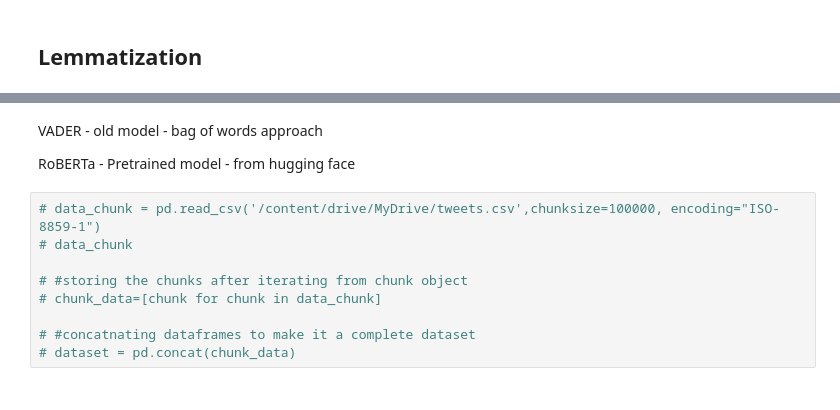
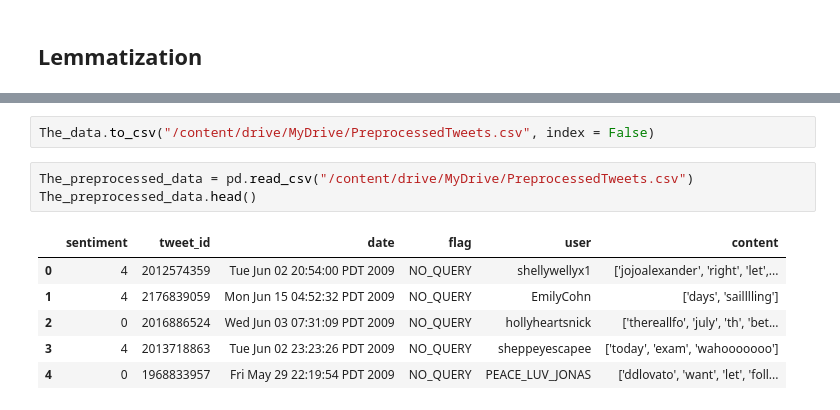
Before and after one commit to shruti-madhav/Sentiment_Analysis, a Jupyter notebook: Sentimnt_Analysis.ipynb, the cells around one changed output, grey strips where cells are left out. Drawn from its saved outputs; the diff is of its cells as text.

```diff
--- a/Sentimnt_Analysis.ipynb
+++ b/Sentimnt_Analysis.ipynb
@@ -346,15 +432,12 @@ The_data.head()
-# %% [markdown]
-VADER - old model
-      - bag of words approach
-
-RoBERTa - Pretrained model
-        - from hugging face
-# %%
-# data_chunk = pd.read_csv('/content/drive/MyDrive/tweets.csv',chunksize=100000, encoding="ISO-8859-1")
-# data_chunk
-
-# #storing the chunks after iterating from chunk object
-# chunk_data=[chunk for chunk in data_chunk]
-
-# #concatnating dataframes to make it a complete dataset
-# dataset = pd.concat(chunk_data)
+# %%
+The_data.to_csv("/content/drive/MyDrive/PreprocessedTweets.csv", index = False)
+# %%
+The_preprocessed_data = pd.read_csv("/content/drive/MyDrive/PreprocessedTweets.csv")
+The_preprocessed_data.head()
+# %% [output]
+|  | sentiment | tweet_id | date | flag | user | content |
+| 0 | 4 | 2012574359 | Tue Jun 02 20:54:00 PDT 2009 | NO_QUERY | shellywellyx1 | ['jojoalexander', 'right', 'let',... |
+| 1 | 4 | 2176839059 | Mon Jun 15 04:52:32 PDT 2009 | NO_QUERY | EmilyCohn | ['days', 'sailllling'] |
+| 2 | 0 | 2016886524 | Wed Jun 03 07:31:09 PDT 2009 | NO_QUERY | hollyheartsnick | ['thereallfo', 'july', 'th', 'bet... |
+| 3 | 4 | 2013718863 | Tue Jun 02 23:23:26 PDT 2009 | NO_QUERY | sheppeyescapee | ['today', 'exam', 'wahooooooo'] |
+| 4 | 0 | 1968833957 | Fri May 29 22:19:54 PDT 2009 | NO_QUERY | PEACE_LUV_JONAS | ['ddlovato', 'want', 'let', 'foll... |
```
Also changed, not shown: parts of 18 cells of this notebook.
